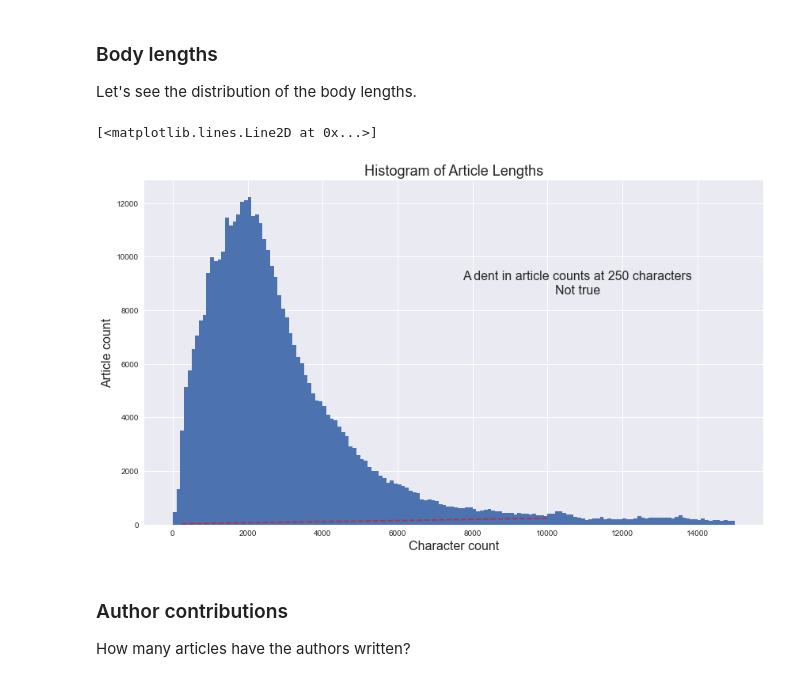
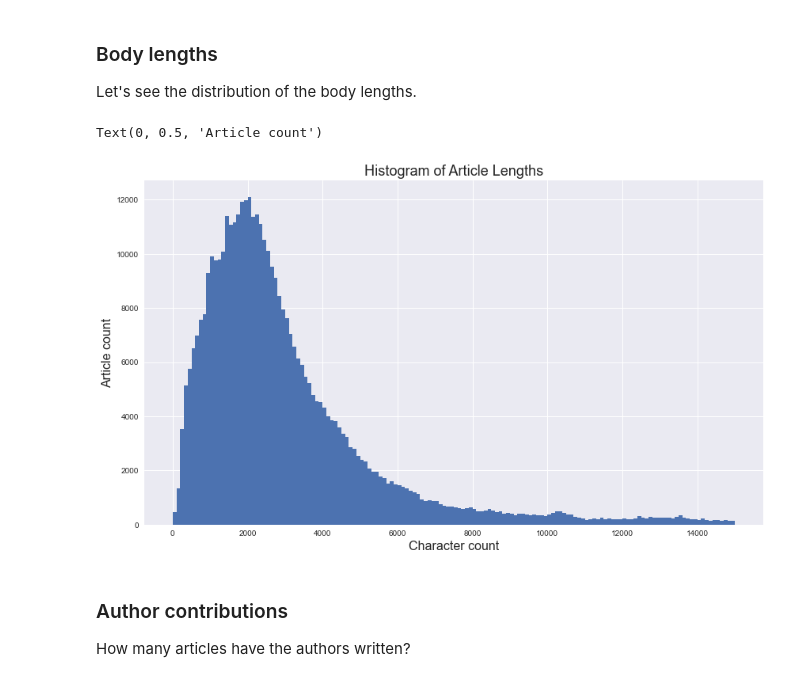
Before and after one commit to kroglkt/articlencoding, a Jupyter notebook: Data Formatting.ipynb, the cells around one changed output. Drawn from its saved outputs; the diff is of its cells as text; code cells hidden in the pictures.

```diff
--- a/Data Formatting.ipynb
+++ b/Data Formatting.ipynb
@@ -128,13 +129,13 @@ print(len(bad_byline), "malformed authors")
 Some entries have multiple auhthors. How big a problem does this cause?
 # %%
 authors = list(data['Byline'])[1:] #First entry is empty.
-multiple_authors = []
+multiple_authors_candidates = []
 for author in authors:
     if any(x in author for x in ['|',',']):
-        multiple_authors.append(author)
+        multiple_authors_candidates.append(author)
 
-print("Entries with multiple authors:" ,len(multiple_authors))
-print(f"Unique combinations of authors: {len(set(multiple_authors))}")
+print("Entries with multiple authors (and titles, cities):" ,len(multiple_authors_candidates))
+print(f"Unique combinations of authors: {len(set(multiple_authors_candidates))}")
 
-multiple_authors = [re.split('\||,',x) for x in multiple_authors]
+#multiple_authors = [re.split('\||,',x) for x in multiple_authors]
 # %% [output]
@@ -193,0 +201,13 @@ And using this information, we can see, that there are not many guest authors. P
+# %%
+#Drop multiple authors from data.
+data = data[data['Byline'].isin(new_authors_candidates) == False]
+data = data[data['Byline'].isin(bar_rule) == False]
+
+#Convert wrong names to right names in data.
+print("Converting names...")
+for entry in tqdm(author_names_without_city):
+    name = entry[0]
+    wrong_name = entry[1]
+
+    data.loc[data["Byline"] == wrong_name, "Byline"] = name
+print("Names are converted! That was slow.")
@@ -199,22 +222,22 @@ Let's see the distribution of the body lengths.
 # %%
 body_lengths = data['Body'].str.len()
 
 desc = "A dent in article counts at 250 characters\nNot true"
 
 y, bin_edges = np.histogram(body_lengths, bins=150, range=(0,15000))
 x = 0.5*(bin_edges[1:] + bin_edges[:-1])
 
 fig, ax = plt.subplots(1, figsize=(14,8))
 plt.bar(x,y,width=np.diff(bin_edges))
 plt.title("Histogram of Article Lengths", fontsize=18)
 plt.xlabel("Character count", fontsize=16)
 plt.ylabel("Article count", fontsize=16)
-plt.text(0.7, 0.7, desc, horizontalalignment='center',verticalalignment='center', transform=ax.transAxes, fontsize=16)
-plt.plot([250,10000], [30,240], '--', c='red', alpha=.6)
+#plt.text(0.7, 0.7, desc, horizontalalignment='center',verticalalignment='center', transform=ax.transAxes, fontsize=16)
+#plt.plot([250,10000], [30,240], '--', c='red', alpha=.6)
 #Ændr, så det passer med den endelige data.
 # %% [output]
-[<matplotlib.lines.Line2D at 0x...>]
+Text(0, 0.5, 'Article count')
-[figure, old version]
+[figure, new version]
 # %% [markdown]
 ### Author contributions
 How many articles have the authors written?
```
Also changed, not shown: parts of 20 cells of this notebook, 2 other files.
